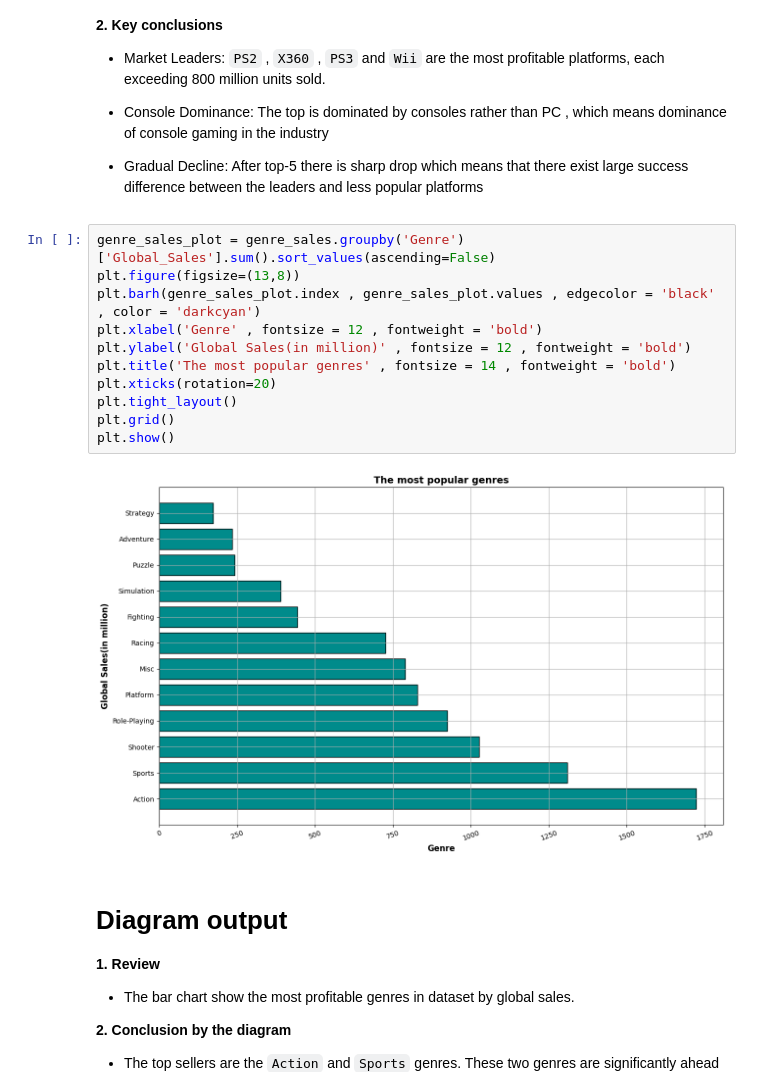
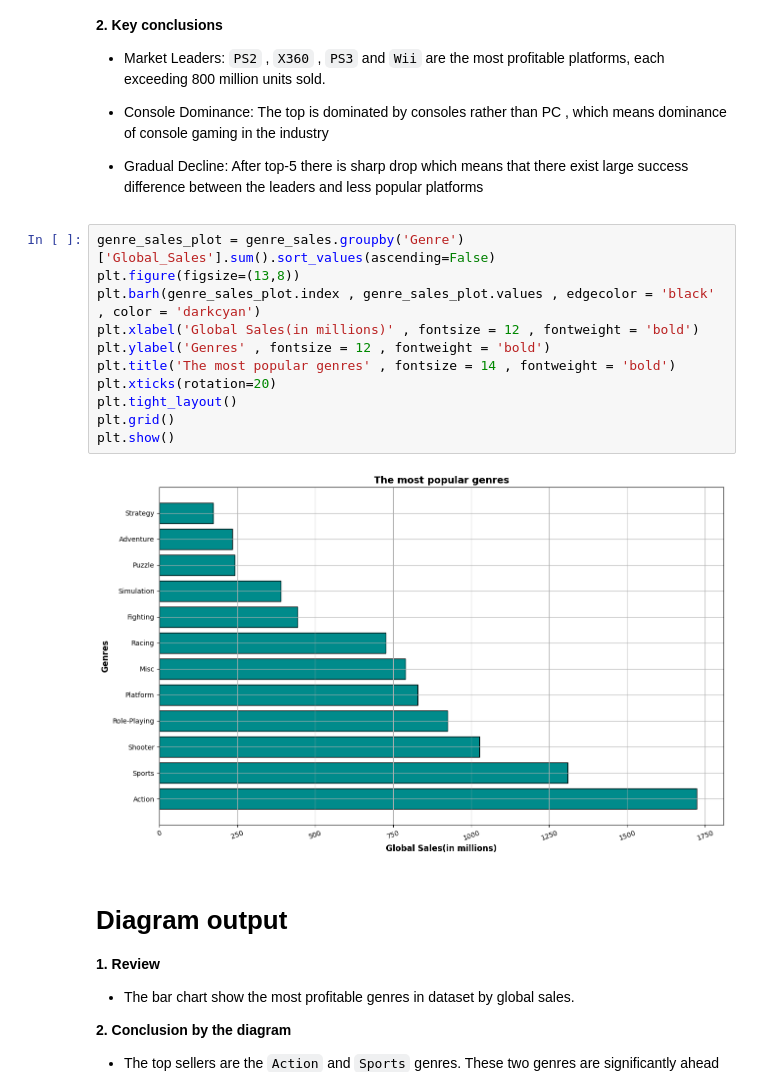
Before and after one commit to zizy2003/My-Projects, a Jupyter notebook: VideoGamesSales/project.ipynb, the cells around one changed output. Drawn from its saved outputs; the diff is of its cells as text.

```diff
--- a/VideoGamesSales/project.ipynb
+++ b/VideoGamesSales/project.ipynb
@@ -483,16 +505,16 @@ plt.show()
 # %%
 genre_sales_plot = genre_sales.groupby('Genre')['Global_Sales'].sum().sort_values(ascending=False)
 plt.figure(figsize=(13,8))
 plt.barh(genre_sales_plot.index , genre_sales_plot.values , edgecolor = 'black' , color = 'darkcyan')
-plt.xlabel('Genre' , fontsize = 12 , fontweight = 'bold')
-plt.ylabel('Global Sales(in million)' , fontsize = 12 , fontweight = 'bold')
+plt.xlabel('Global Sales(in millions)' , fontsize = 12 , fontweight = 'bold')
+plt.ylabel('Genres' , fontsize = 12 , fontweight = 'bold')
 plt.title('The most popular genres' , fontsize = 14 , fontweight = 'bold')
 plt.xticks(rotation=20)
 plt.tight_layout()
 plt.grid()
 plt.show()
 # %% [output]
-[figure, old version]
+[figure, new version]
 # %% [markdown]
 # Diagram output
 **1. Review**
```
Also changed, not shown: parts of 7 cells of this notebook.
